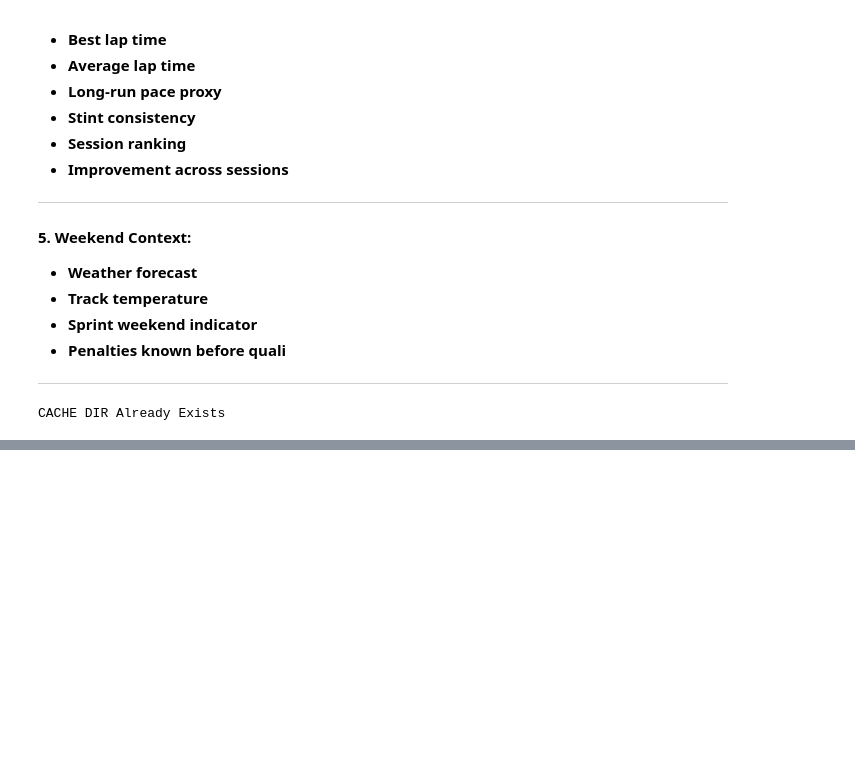
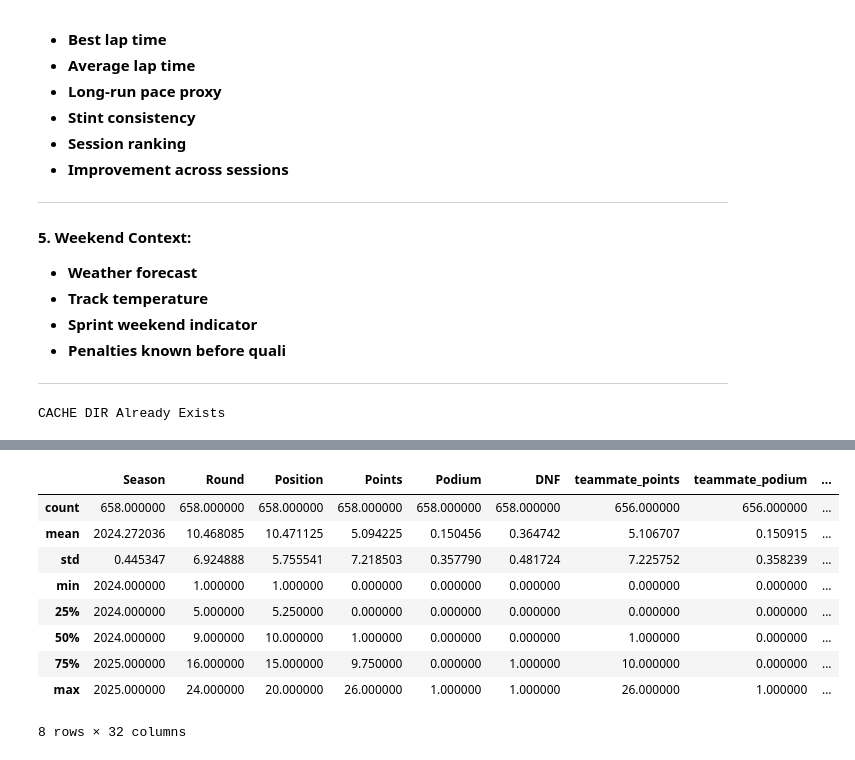
Before and after one commit to AtharvaW29/F1_Analysis, a Jupyter notebook: notebooks/Analysis_Austrailia.ipynb, the cells around one changed output, grey strips where cells are left out. Drawn from its saved outputs; the diff is of its cells as text; code cells hidden in the pictures; blank space fills up the shorter version.

Commit message:
Data Collection Complete -> Next Step Data Pre=Processing

```diff
--- a/notebooks/Analysis_Austrailia.ipynb
+++ b/notebooks/Analysis_Austrailia.ipynb
@@ -380,6 +350,8 @@ driver_form_df_extract.shape
 # %%
 def load_team_data(seasons: list, n_races: int=15) -> pd.DataFrame:
     """
+    Step 2 in Data Extraction
+
     Get the following Team Performance Data from the last seasons
 
     constructor standings
@@ -639,0 +521,13 @@ driver_team_df_merge.to_csv
+# %%
+driver_team_df_merge.describe()
+# %% [output]
+|  | Season | Round | Position | Points | Podium | DNF | teammate_points | teammate_podium | ... |
+| count | 658.000000 | 658.000000 | 658.000000 | 658.000000 | 658.000000 | 658.000000 | 656.000000 | 656.000000 | ... |
+| mean | 2024.272036 | 10.468085 | 10.471125 | 5.094225 | 0.150456 | 0.364742 | 5.106707 | 0.150915 | ... |
+| std | 0.445347 | 6.924888 | 5.755541 | 7.218503 | 0.357790 | 0.481724 | 7.225752 | 0.358239 | ... |
+| min | 2024.000000 | 1.000000 | 1.000000 | 0.000000 | 0.000000 | 0.000000 | 0.000000 | 0.000000 | ... |
+| 25% | 2024.000000 | 5.000000 | 5.250000 | 0.000000 | 0.000000 | 0.000000 | 0.000000 | 0.000000 | ... |
+| 50% | 2024.000000 | 9.000000 | 10.000000 | 1.000000 | 0.000000 | 0.000000 | 1.000000 | 0.000000 | ... |
+| 75% | 2025.000000 | 16.000000 | 15.000000 | 9.750000 | 0.000000 | 1.000000 | 10.000000 | 0.000000 | ... |
+| max | 2025.000000 | 24.000000 | 20.000000 | 26.000000 | 1.000000 | 1.000000 | 26.000000 | 1.000000 | ... |
+8 rows × 32 columns
```
Also changed, not shown: parts of 22 cells of this notebook, 3 other files.
